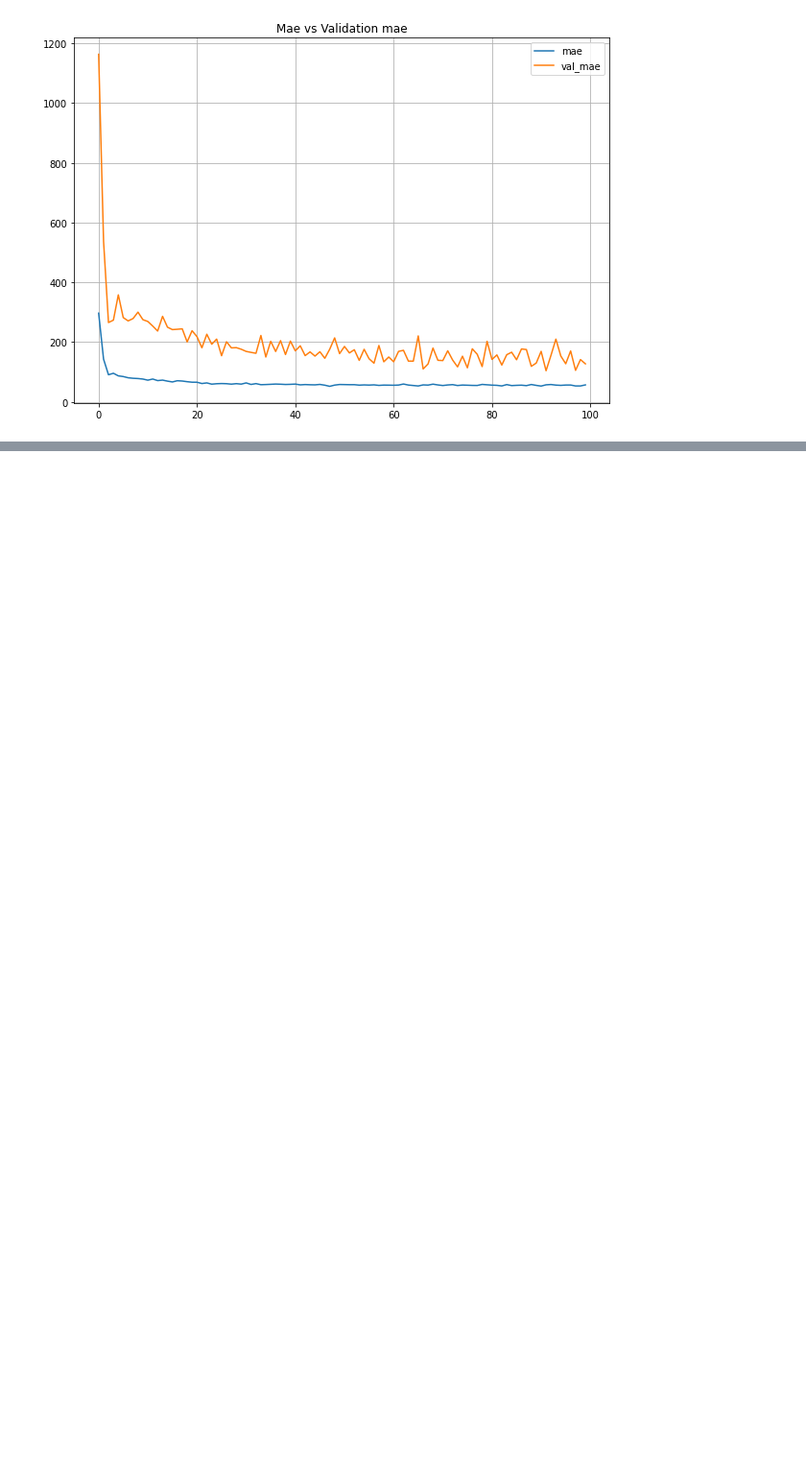
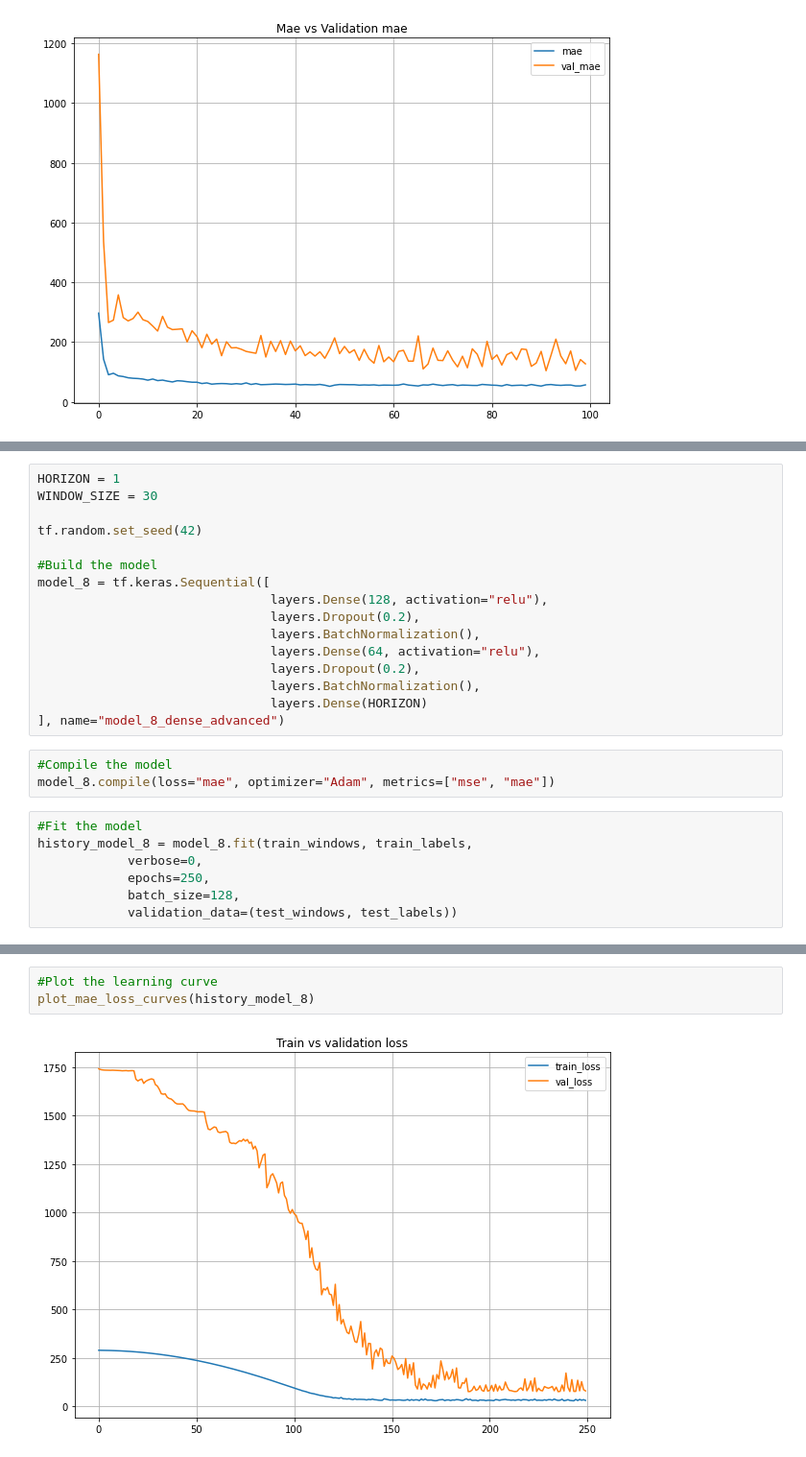
Before and after one commit to schauppi/Udemy_TensorFlow_Developer, a Jupyter notebook: Exam_preparation/Time_series_forecasting_eth_price.ipynb, the cells around one changed output, grey strips where cells are left out. Shown at 96% size. Saved outputs shown, nothing was run; the diff lists cells and outputs as text; blank space fills up the shorter version.

```diff
--- a/Exam_preparation/Time_series_forecasting_eth_price.ipynb
+++ b/Exam_preparation/Time_series_forecasting_eth_price.ipynb
@@ -633,0 +750,26 @@ plot_mae_loss_curves(history_model_5)
+# %%
+HORIZON = 1
+WINDOW_SIZE = 30
+
+tf.random.set_seed(42)
+
+#Build the model
+model_8 = tf.keras.Sequential([
+                               layers.Dense(128, activation="relu"),
+                               layers.Dropout(0.2),
+                               layers.BatchNormalization(),
+                               layers.Dense(64, activation="relu"),
+                               layers.Dropout(0.2),
+                               layers.BatchNormalization(),
+                               layers.Dense(HORIZON)
+], name="model_8_dense_advanced")
+# %%
+#Compile the model
+model_8.compile(loss="mae", optimizer="Adam", metrics=["mse", "mae"])
+# %%
+#Fit the model
+history_model_8 = model_8.fit(train_windows, train_labels,
+            verbose=0,
+            epochs=250,
+            batch_size=128,
+            validation_data=(test_windows, test_labels))
@@ -633,0 +790,5 @@ plot_mae_loss_curves(history_model_5)
+# %%
+#Plot the learning curve
+plot_mae_loss_curves(history_model_8)
+# %% [output]
+[figure, added]
```
Also changed, not shown: parts of 54 cells of this notebook.
